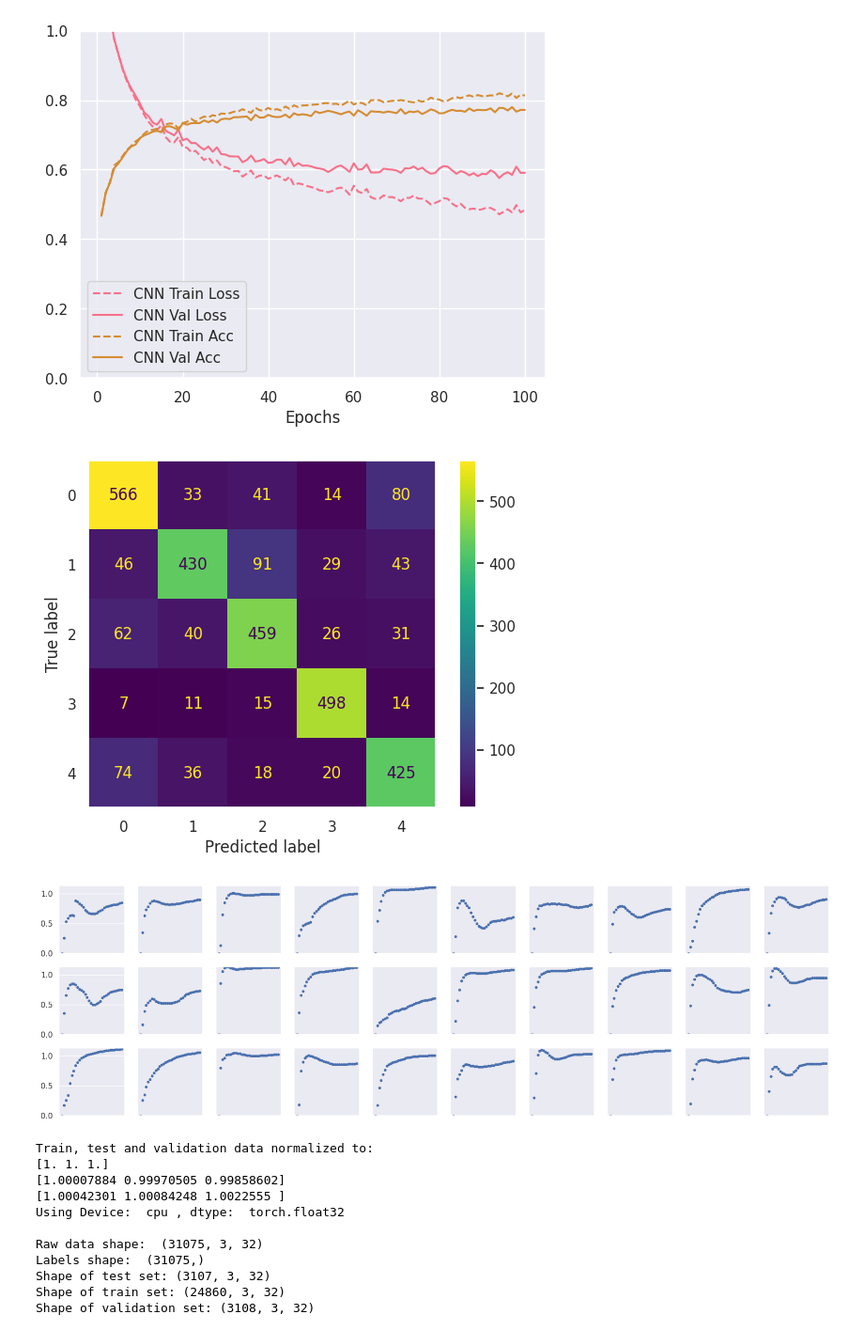
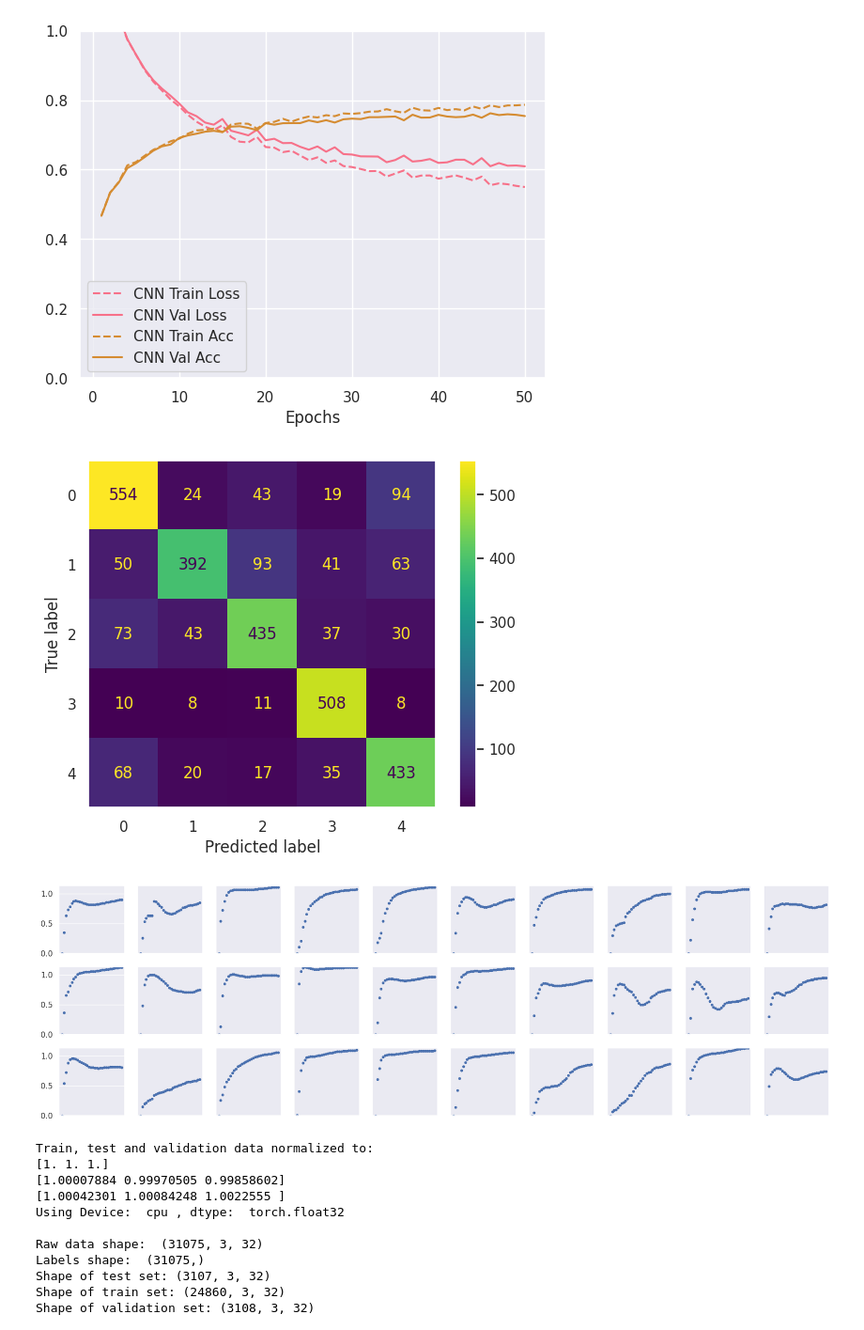
Before and after one commit to GuiMacielPereira/sensor_ML, a Jupyter notebook: notebooks/02_cnn.sync.ipynb, the cells around one changed output. Shown at 94% size. Cells and saved outputs as stored; diff of their text form; code cells hidden in the pictures.

```diff
--- a/notebooks/02_cnn.sync.ipynb
+++ b/notebooks/02_cnn.sync.ipynb
@@ -37,7 +35,7 @@ dtype of inputs:  torch.float32
 # %%
 model = CNN(input_ch=1, n_filters=8, n_hidden=128, out_size=5)
 T = Trainer(D)
-T.setup(model, max_epochs=100, batch_size=5000)
+T.setup(model, max_epochs=50, batch_size=5000)
 T.train_model(model)
 T.plot_train()
 
@@ -65,6 +63,6 @@ weighted avg       0.76      0.76      0.76      3109
-[figure, old version]
+[figure, new version]
-[figure, old version]
+[figure, new version]
-[figure, old version]
+[figure, new version]
 # %%
 # Look at 3 channels
 from peratouch.data import Data, test_accuracy
```
Also changed, not shown: parts of 2 cells of this notebook, 3 other files.
